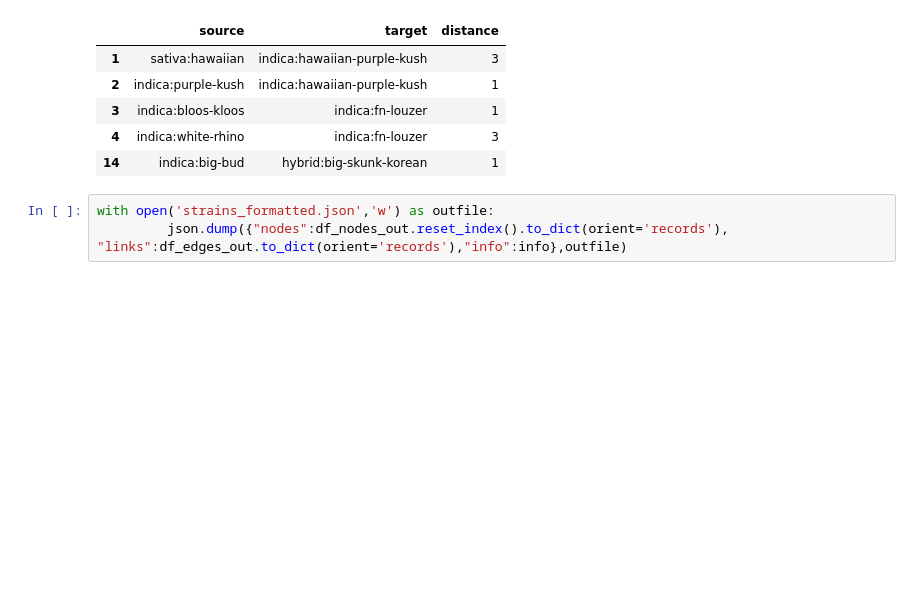
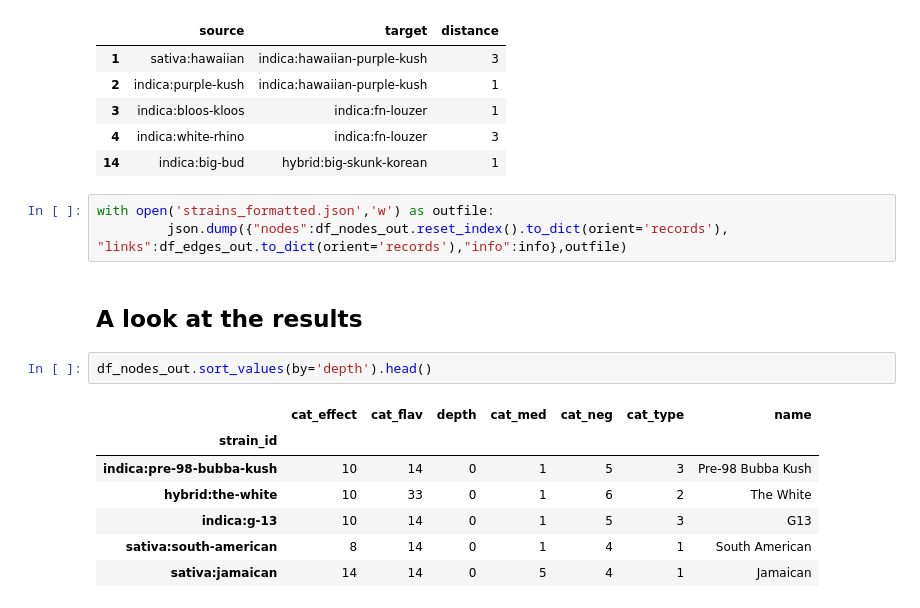
Before and after one commit to ishansaraf/PlantGenealogy, a Jupyter notebook: Data/UnifiedParser.ipynb, the cells around one changed output. Drawn from its saved outputs; the diff is of its cells as text; blank space fills up the shorter version.

```diff
--- a/Data/UnifiedParser.ipynb
+++ b/Data/UnifiedParser.ipynb
@@ -742,3 +743,15 @@ df_edges_out.head()
 # %%
 with open('strains_formatted.json','w') as outfile:
          json.dump({"nodes":df_nodes_out.reset_index().to_dict(orient='records'), "links":df_edges_out.to_dict(orient='records'),"info":info},outfile)
+# %% [markdown]
+## A look at the results
+# %%
+df_nodes_out.sort_values(by='depth').head()
+# %% [output]
+|  | cat_effect | cat_flav | depth | cat_med | cat_neg | cat_type | name |
+| strain_id |  |  |  |  |  |  |  |
+| indica:pre-98-bubba-kush | 10 | 14 | 0 | 1 | 5 | 3 | Pre-98 Bubba Kush |
+| hybrid:the-white | 10 | 33 | 0 | 1 | 6 | 2 | The White |
+| indica:g-13 | 10 | 14 | 0 | 1 | 5 | 3 | G13 |
+| sativa:south-american | 8 | 14 | 0 | 1 | 4 | 1 | South American |
+| sativa:jamaican | 14 | 14 | 0 | 5 | 4 | 1 | Jamaican |
```
Also changed, not shown: parts of 11 cells of this notebook, 2 other files.
